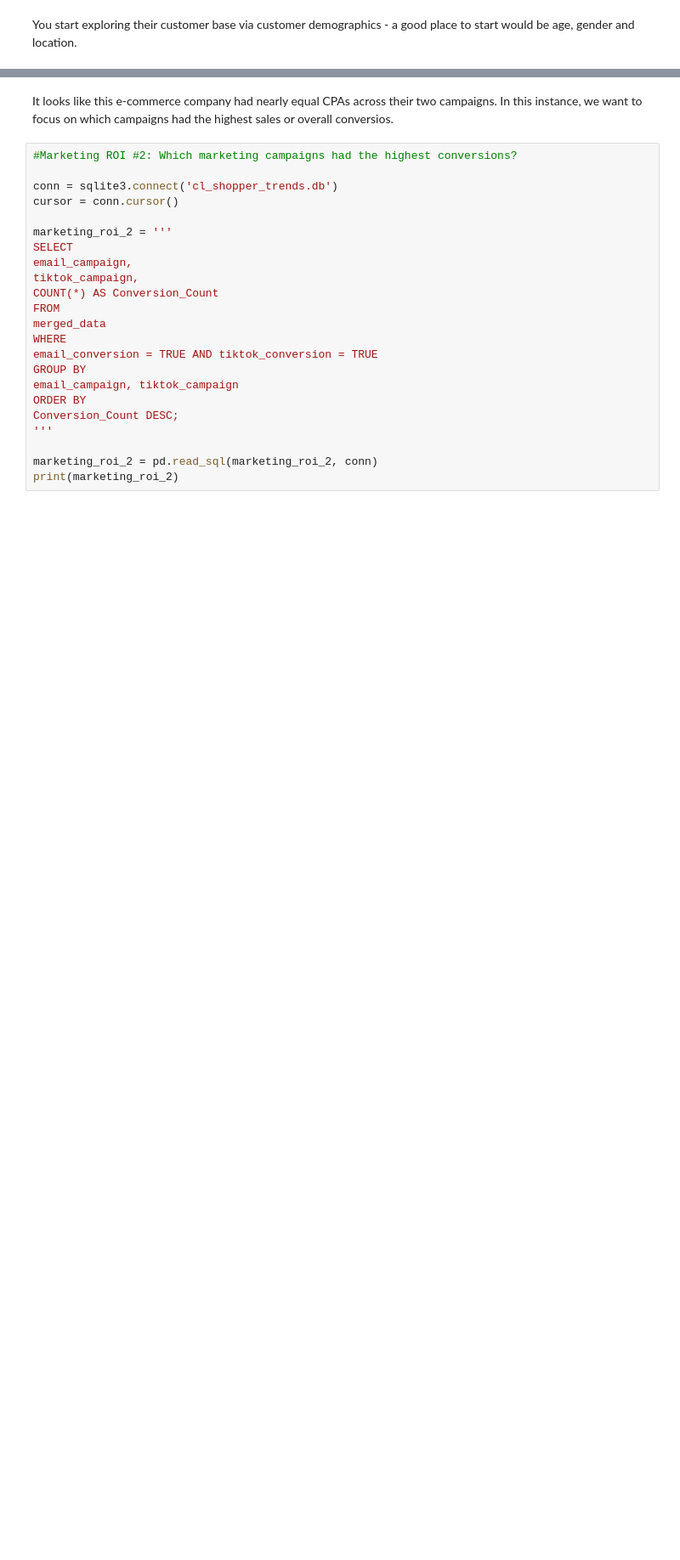
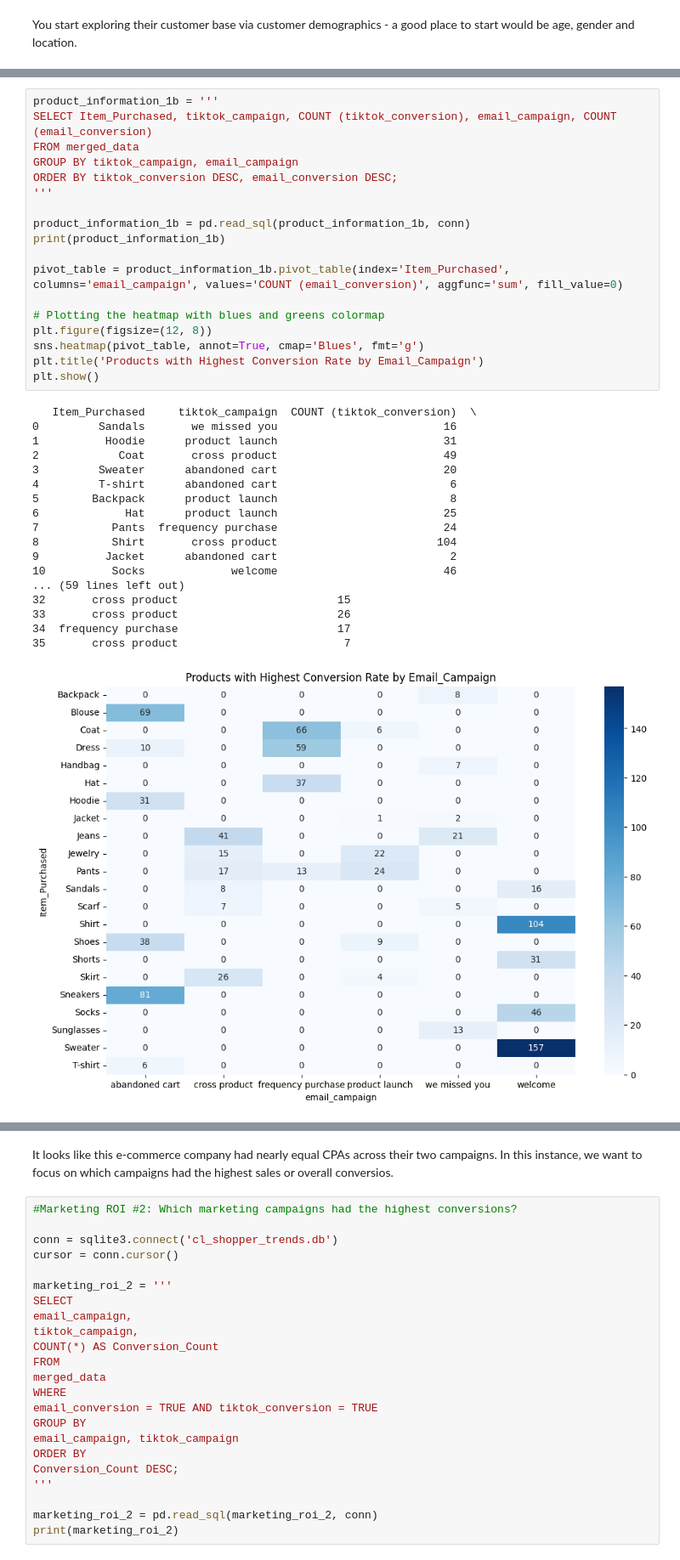
Before and after one commit to maggielittle95/shopper_trends, a Jupyter notebook: marketing_analysis.ipynb, the cells around one changed output, grey strips where cells are left out. Shown: that part at 85% size. Saved outputs shown, nothing was run; the diff lists cells and outputs as text; blank space fills up the shorter version.

```diff
--- a/marketing_analysis.ipynb
+++ b/marketing_analysis.ipynb
@@ -275,3 +295,40 @@ print(product_information_1)
+# %%
+product_information_1b = '''
+SELECT Item_Purchased, tiktok_campaign, COUNT (tiktok_conversion), email_campaign, COUNT (email_conversion)
+FROM merged_data
+GROUP BY tiktok_campaign, email_campaign
+ORDER BY tiktok_conversion DESC, email_conversion DESC;
+'''
+
+product_information_1b = pd.read_sql(product_information_1b, conn)
+print(product_information_1b)
+
+pivot_table = product_information_1b.pivot_table(index='Item_Purchased', columns='email_campaign', values='COUNT (email_conversion)', aggfunc='sum', fill_value=0)
+
+# Plotting the heatmap with blues and greens colormap
+plt.figure(figsize=(12, 8))
+sns.heatmap(pivot_table, annot=True, cmap='Blues', fmt='g')
+plt.title('Products with Highest Conversion Rate by Email_Campaign')
+plt.show()
+# %% [output]
+   Item_Purchased     tiktok_campaign  COUNT (tiktok_conversion)  \
+0         Sandals       we missed you                         16
+1          Hoodie      product launch                         31
+2            Coat       cross product                         49
+3         Sweater      abandoned cart                         20
+4         T-shirt      abandoned cart                          6
+5        Backpack      product launch                          8
+6             Hat      product launch                         25
+7           Pants  frequency purchase                         24
+8           Shirt       cross product                        104
+9          Jacket      abandoned cart                          2
+10          Socks             welcome                         46
+... (59 lines left out)
+32       cross product                        15
+33       cross product                        26
+34  frequency purchase                        17
+35       cross product                         7
+[figure, added]
 # %%
 #Product Information #2 Total Sales Amount for seasonal clothing
 
```
Also changed, not shown: parts of 21 cells of this notebook.
